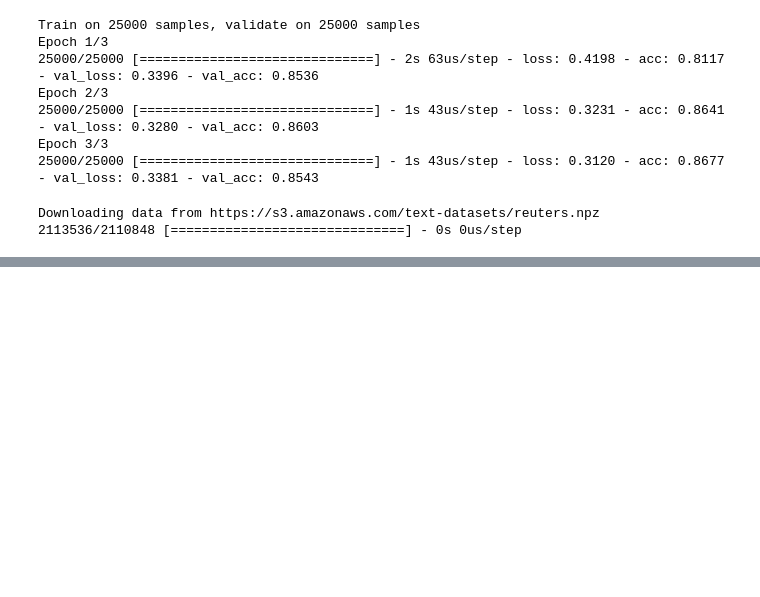
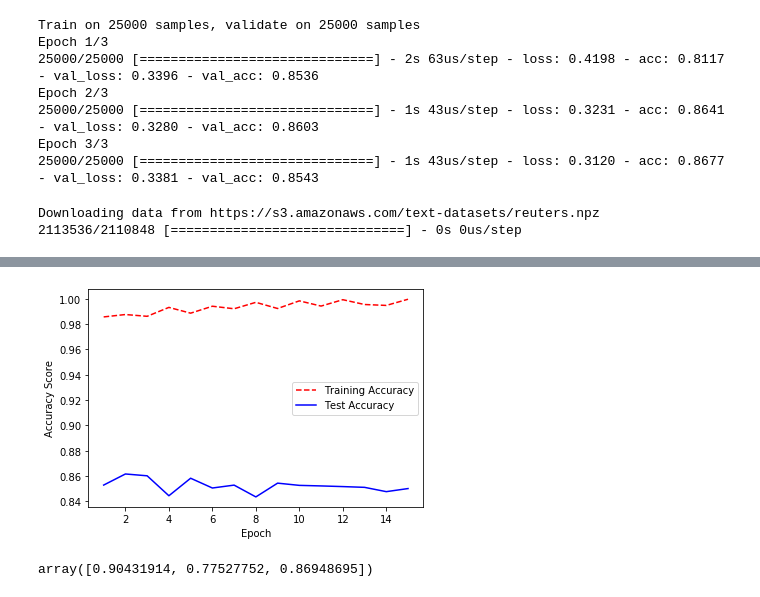
Before and after one commit to rajarameshchindu/datascience, a Jupyter notebook: Deep_Learning.ipynb, the cells around one changed output, grey strips where cells are left out. Drawn from its saved outputs; the diff is of its cells as text; code cells hidden in the pictures; blank space fills up the shorter version.

```diff
--- a/Deep_Learning.ipynb
+++ b/Deep_Learning.ipynb
@@ -423,0 +903,42 @@ np.random.seed(0)
+# %%
+# Start neural network
+network = models.Sequential()
+
+# Add fully connected layer with a ReLU activation function
+network.add(layers.Dense(units=16, activation='relu', input_shape=(number_of_features,)))
+
+# Add fully connected layer with a ReLU activation function
+network.add(layers.Dense(units=16, activation='relu'))
+
+# Add fully connected layer with a sigmoid activation function
+network.add(layers.Dense(units=1, activation='sigmoid'))
+# %%
+# Compile neural network
+network.compile(loss='binary_crossentropy', # Cross-entropy
+                optimizer='rmsprop', # Root Mean Square Propagation
+                metrics=['accuracy']) # Accuracy performance metric
+# %%
+# Train neural network
+history = network.fit(train_features, # Features
+                      train_target, # Target
+                      epochs=15, # Number of epochs
+                      verbose=0, # No output
+                      batch_size=1000, # Number of observations per batch
+                      validation_data=(test_features, test_target)) # Data for evaluation
+# %%
+# Get training and test accuracy histories
+training_accuracy = history.history['acc']
+test_accuracy = history.history['val_acc']
+
+# Create count of the number of epochs
+epoch_count = range(1, len(training_accuracy) + 1)
+
+# Visualize accuracy history
+plt.plot(epoch_count, training_accuracy, 'r--')
+plt.plot(epoch_count, test_accuracy, 'b-')
+plt.legend(['Training Accuracy', 'Test Accuracy'])
+plt.xlabel('Epoch')
+plt.ylabel('Accuracy Score')
+plt.show();
+# %% [output]
+[figure, added]
@@ -423,0 +997,5 @@ np.random.seed(0)
+# %%
+# Evaluate neural network using three-fold cross-validation
+cross_val_score(neural_network, features, target, cv=3)
+# %% [output]
+array([0.90431914, 0.77527752, 0.86948695])
```
Also changed, not shown: parts of 56 cells of this notebook.
